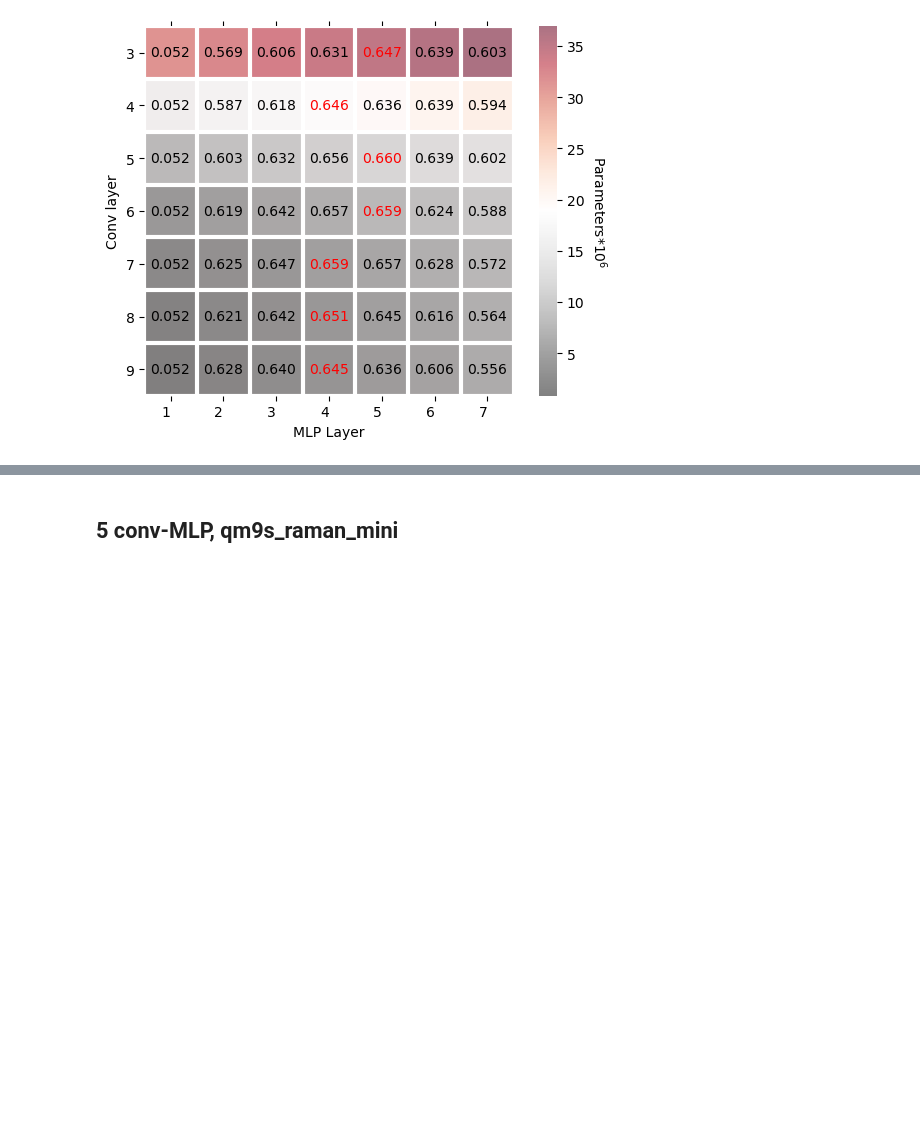
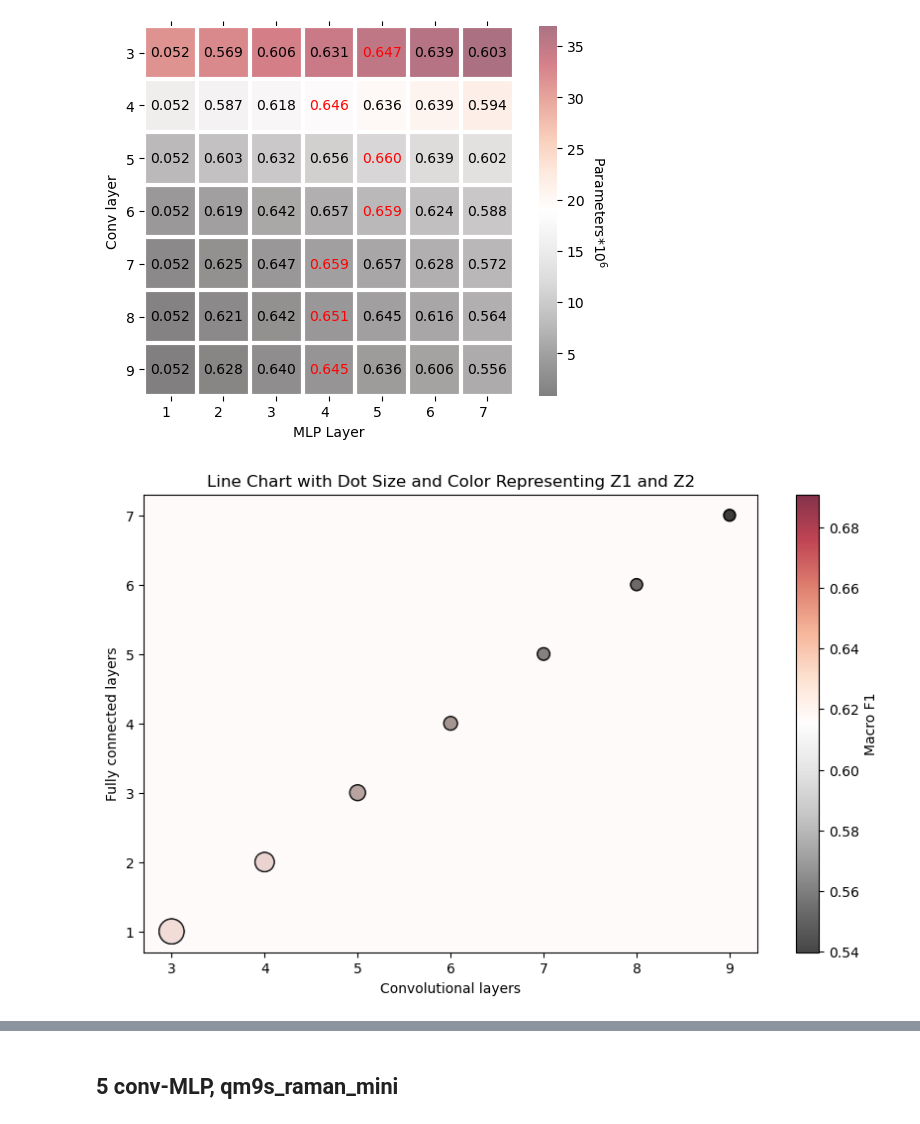
Before and after one commit to lyt0615/sub_id, a Jupyter notebook: notebooks/data_processing.ipynb, the cells around one changed output, grey strips where cells are left out. Saved outputs shown, nothing was run; the diff lists cells and outputs as text; code cells hidden in the pictures; blank space fills up the shorter version.

```diff
--- a/notebooks/data_processing.ipynb
+++ b/notebooks/data_processing.ipynb
@@ -347,3 +347,46 @@ _, annotate_heatmap(image, z.T, valfmt="{x:.3f}")
   Text(5, 6, '0.606'),
   Text(6, 6, '0.556')])
 [figure]
+# %%
+import matplotlib.pyplot as plt
+import numpy as np
+params=np.array([34.932669, 35.982269, 37.031869, 38.081469, 39.131069, 40.180669, 41.230269, 18.352829,
+                 19.402429, 20.452029, 21.501629, 22.551229, 23.600829, 24.650429, 10.161597, 11.211197,
+                   12.260797, 13.310397, 14.359997, 15.409597, 16.459197, 6.164669, 7.214269, 8.263869,
+                   9.313469, 10.363069, 11.412669, 12.462269, 4.264893, 5.314493, 6.364093, 7.413693,
+                   8.463293, 9.512893, 10.562493, 3.413693, 4.463293, 5.512893,
+                 6.562493, 7.612093, 8.661693, 9.711293, 3.086781, 4.136381, 5.185981, 6.235581, 7.285181, 8.334781, 9.384381]).reshape(7,7).T
+f1 = np.array([0.5916, 0.6211,	0.6379,	0.6453,	0.6448,	0.6366,	0.6428,
+0.6304,	0.6512,	0.6669,	0.6706,	0.674,	0.6655,	0.6625,
+0.6533,	0.6726,	0.6831,	0.6857,	0.6834,	0.6732,	0.6648,
+0.6675,	0.6839,	0.6898,	0.6908,	0.6856,	0.6705,	0.6577,
+0.6779,	0.6785,	0.6833,	0.6735,	0.663,	0.6546,	0.6309,
+0.6547,	0.6568,	0.6509,	0.6407,	0.6192,	0.6045,	0.592,
+0.6124,	0.6089,	0.5826,	0.5743,	0.5629,	0.5562,	0.5398,]).reshape(7,7)
+# Sample data
+x = range(3,10)
+y = range(1,8)  # y-values (dependent variable)
+
+# Create a scatter plot with a line
+plt.figure(figsize=(10, 6))
+plt.rcParams['axes.facecolor']='snow'
+# for i, j in zip(params, f1):
+#     z1, z2 = i, j
+    # plt.plot(x, y, color='gray', linestyle='-', linewidth=2)  # Line plot
+# for i in range(len(y)):
+    # for j in range(len(y)):
+scatter = plt.scatter(np.vstack([x]*len(y)), np.hstack([y]*len(x)).T, s=params*8, c=f1, cmap='RdGy_r', edgecolor='black', alpha=0.8)
+
+# Add a color bar for z2
+cbar = plt.colorbar(scatter)
+cbar.set_label('Macro F1')
+
+# Add labels and title
+plt.xlabel('Convolutional layers')
+plt.ylabel('Fully connected layers')
+plt.title('Line Chart with Dot Size and Color Representing Z1 and Z2')
+
+# Show plot
+plt.show()
+# %% [output]
+[figure, added]
```
Also changed, not shown: parts of 6 cells of this notebook.
